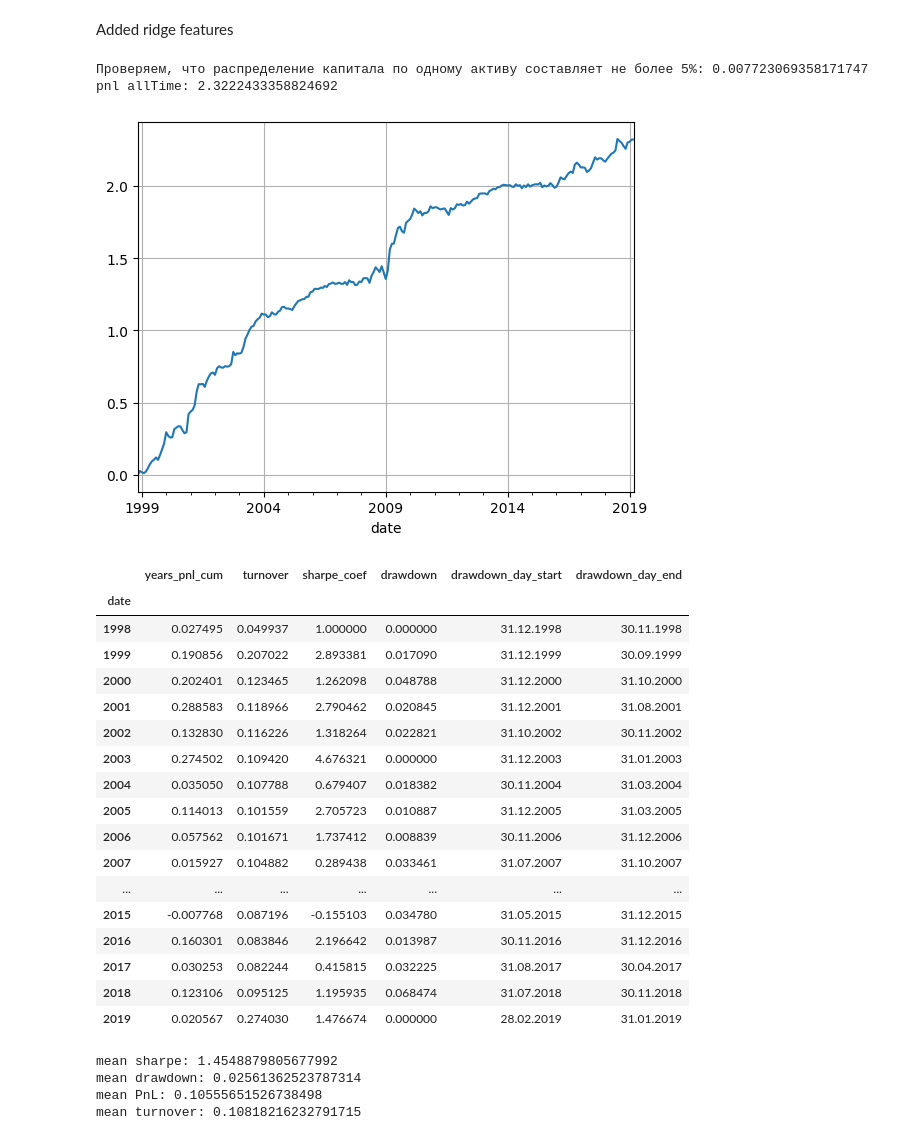
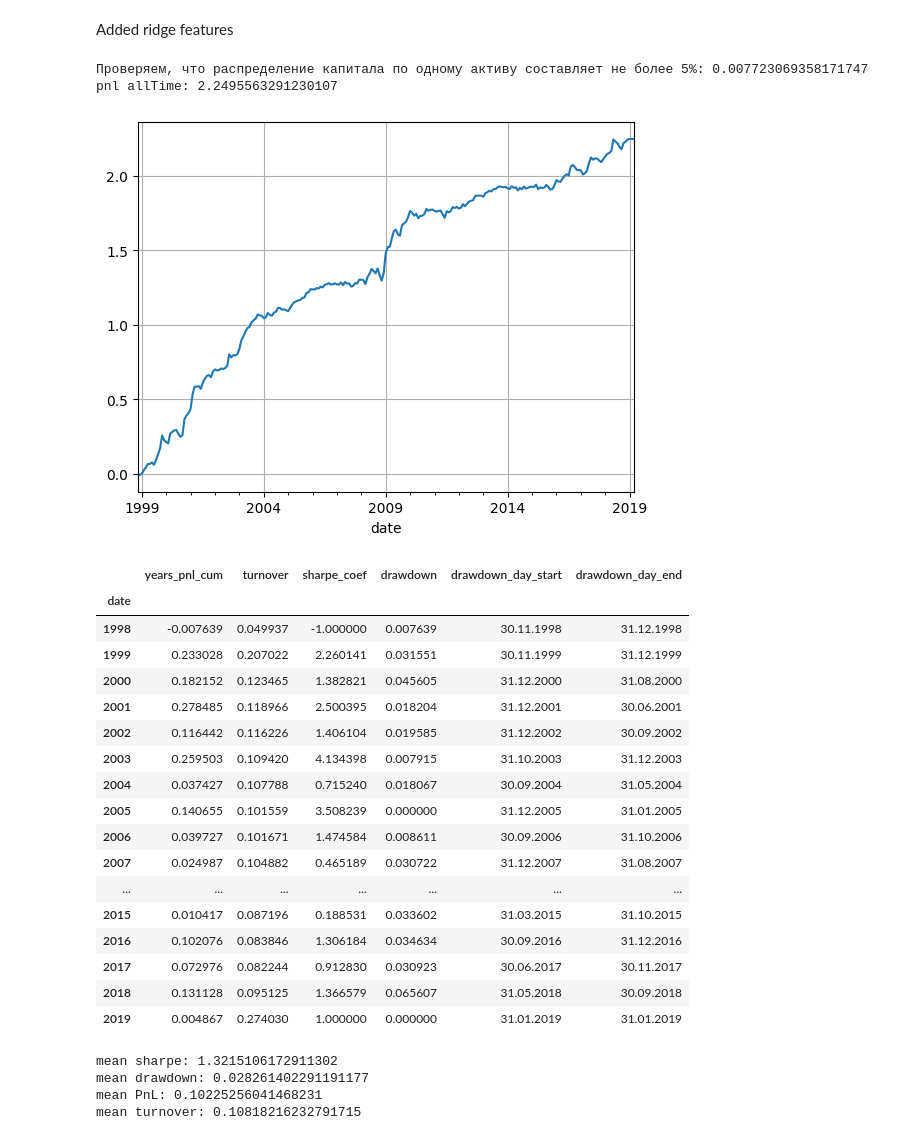
Before and after one commit to ChingisBadmaev/sirius_university, a Jupyter notebook: machine_learning/task_2_optimal_portfolio/ps2.ipynb, the cells around one changed output. Cells and saved outputs as stored; diff of their text form; code cells hidden in the pictures.

Commit message:
shift(1) -> shift(-1), fix targets, r1m_usd

```diff
--- a/machine_learning/task_2_optimal_portfolio/ps2.ipynb
+++ b/machine_learning/task_2_optimal_portfolio/ps2.ipynb
@@ -312,43 +312,43 @@ Roc.index = Roc.index.astype('datetime64[ns]')
 # %%
 alpha_7 = -op.normalize(op.neutralize(Mkt_Cap_12M_Usd))
 alpha_8 = -op.normalize(op.neutralize(Mkt_Cap_6M_Usd))
 alpha_9 = -op.normalize(op.neutralize(Return_On_Capital))
 alpha_10 = -op.normalize(op.neutralize(Roc))
 
 uniform_portfolio_ridge = op.normalize(alpha_7 + alpha_8 + alpha_9 + alpha_10)
 print('Проверяем, что распределение капитала по одному активу составляет не более 5%:', uniform_portfolio_ridge.max(axis=1).max(axis=0))
 
-pnl_uniform_portfolio = mtr.alpha_stats(data_R1M_Usd.shift(1), op.normalize(uniform_portfolio + uniform_portfolio_ridge), is_plot=True)
+pnl_uniform_portfolio = mtr.alpha_stats(data_R1M_Usd.shift(-1), op.normalize(uniform_portfolio + uniform_portfolio_ridge), is_plot=True)
 pnl_uniform_portfolio
 # %% [output]
 Проверяем, что распределение капитала по одному активу составляет не более 5%: 0.007723069358171747
-pnl allTime: 2.3222433358824692
+pnl allTime: 2.2495563291230107
-[figure, old version]
+[figure, new version]
 |  | years_pnl_cum | turnover | sharpe_coef | drawdown | drawdown_day_start | drawdown_day_end |
 | date |  |  |  |  |  |  |
-| 1998 | 0.027495 | 0.049937 | 1.000000 | 0.000000 | 31.12.1998 | 30.11.1998 |
-| 1999 | 0.190856 | 0.207022 | 2.893381 | 0.017090 | 31.12.1999 | 30.09.1999 |
-| 2000 | 0.202401 | 0.123465 | 1.262098 | 0.048788 | 31.12.2000 | 31.10.2000 |
-| 2001 | 0.288583 | 0.118966 | 2.790462 | 0.020845 | 31.12.2001 | 31.08.2001 |
-| 2002 | 0.132830 | 0.116226 | 1.318264 | 0.022821 | 31.10.2002 | 30.11.2002 |
-| 2003 | 0.274502 | 0.109420 | 4.676321 | 0.000000 | 31.12.2003 | 31.01.2003 |
-| 2004 | 0.035050 | 0.107788 | 0.679407 | 0.018382 | 30.11.2004 | 31.03.2004 |
-| 2005 | 0.114013 | 0.101559 | 2.705723 | 0.010887 | 31.12.2005 | 31.03.2005 |
-| 2006 | 0.057562 | 0.101671 | 1.737412 | 0.008839 | 30.11.2006 | 31.12.2006 |
-| 2007 | 0.015927 | 0.104882 | 0.289438 | 0.033461 | 31.07.2007 | 31.10.2007 |
+| 1998 | -0.007639 | 0.049937 | -1.000000 | 0.007639 | 30.11.1998 | 31.12.1998 |
+| 1999 | 0.233028 | 0.207022 | 2.260141 | 0.031551 | 30.11.1999 | 31.12.1999 |
+| 2000 | 0.182152 | 0.123465 | 1.382821 | 0.045605 | 31.12.2000 | 31.08.2000 |
+| 2001 | 0.278485 | 0.118966 | 2.500395 | 0.018204 | 31.12.2001 | 30.06.2001 |
+| 2002 | 0.116442 | 0.116226 | 1.406104 | 0.019585 | 31.12.2002 | 30.09.2002 |
+| 2003 | 0.259503 | 0.109420 | 4.134398 | 0.007915 | 31.10.2003 | 31.12.2003 |
+| 2004 | 0.037427 | 0.107788 | 0.715240 | 0.018067 | 30.09.2004 | 31.05.2004 |
+| 2005 | 0.140655 | 0.101559 | 3.508239 | 0.000000 | 31.12.2005 | 31.01.2005 |
+| 2006 | 0.039727 | 0.101671 | 1.474584 | 0.008611 | 30.09.2006 | 31.10.2006 |
+| 2007 | 0.024987 | 0.104882 | 0.465189 | 0.030722 | 31.12.2007 | 31.08.2007 |
 | ... | ... | ... | ... | ... | ... | ... |
-| 2015 | -0.007768 | 0.087196 | -0.155103 | 0.034780 | 31.05.2015 | 31.12.2015 |
-| 2016 | 0.160301 | 0.083846 | 2.196642 | 0.013987 | 30.11.2016 | 31.12.2016 |
-| 2017 | 0.030253 | 0.082244 | 0.415815 | 0.032225 | 31.08.2017 | 30.04.2017 |
-| 2018 | 0.123106 | 0.095125 | 1.195935 | 0.068474 | 31.07.2018 | 30.11.2018 |
-| 2019 | 0.020567 | 0.274030 | 1.476674 | 0.000000 | 28.02.2019 | 31.01.2019 |
+| 2015 | 0.010417 | 0.087196 | 0.188531 | 0.033602 | 31.03.2015 | 31.10.2015 |
+| 2016 | 0.102076 | 0.083846 | 1.306184 | 0.034634 | 30.09.2016 | 31.12.2016 |
+| 2017 | 0.072976 | 0.082244 | 0.912830 | 0.030923 | 30.06.2017 | 30.11.2017 |
+| 2018 | 0.131128 | 0.095125 | 1.366579 | 0.065607 | 31.05.2018 | 30.09.2018 |
+| 2019 | 0.004867 | 0.274030 | 1.000000 | 0.000000 | 31.01.2019 | 31.01.2019 |
 # %%
 print('mean sharpe:', pnl_uniform_portfolio.sharpe_coef.mean())
 print('mean drawdown:', pnl_uniform_portfolio.drawdown.mean())
 print('mean PnL:', pnl_uniform_portfolio.years_pnl_cum.mean())
 print('mean turnover:', pnl_uniform_portfolio.turnover.mean())
 # %% [output]
-mean sharpe: 1.4548879805677992
-mean drawdown: 0.02561362523787314
-mean PnL: 0.10555651526738498
+mean sharpe: 1.3215106172911302
+mean drawdown: 0.028261402291191177
+mean PnL: 0.10225256041468231
 mean turnover: 0.10818216232791715
```
Also changed, not shown: parts of 2 cells of this notebook.
